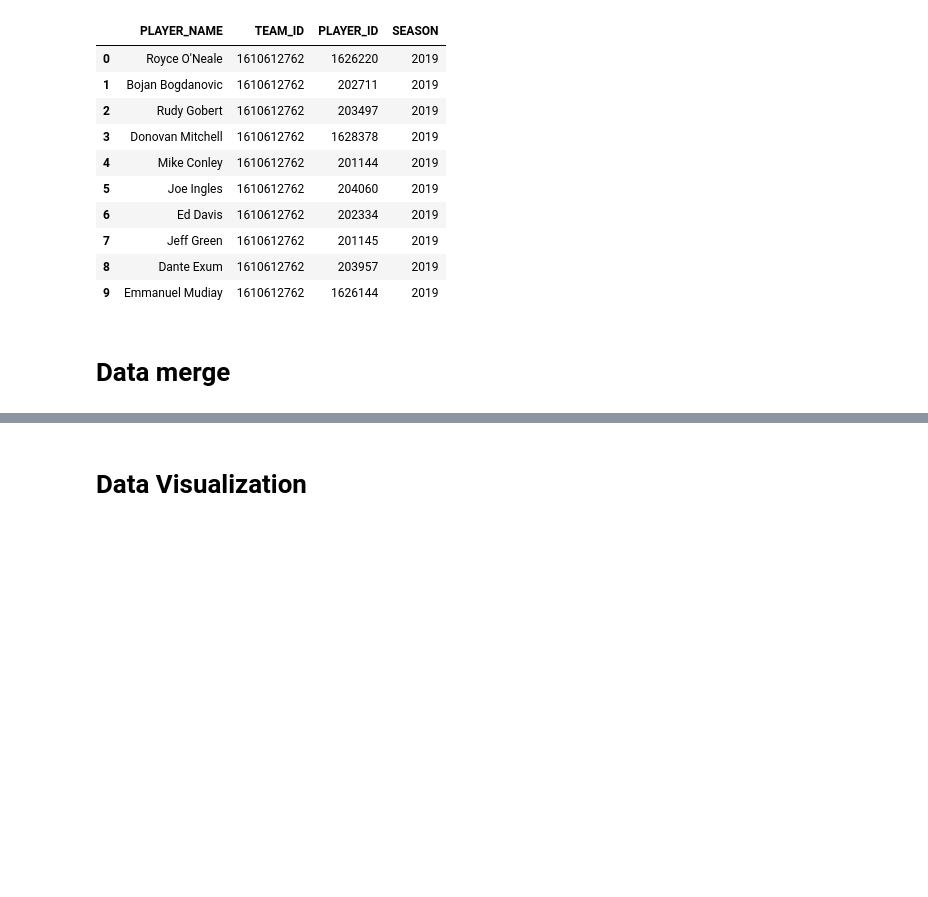
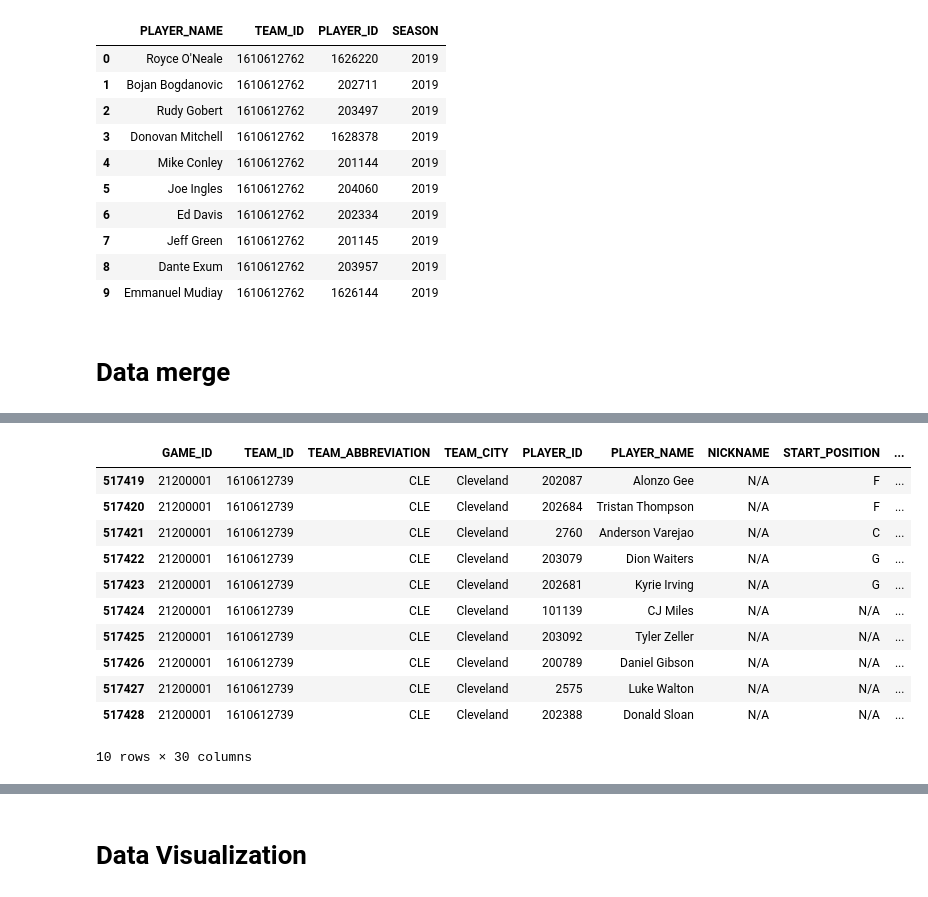
Before and after one commit to matteoForoni/nba-scouting-stats, a Jupyter notebook: nba-scouting-stats.ipynb, the cells around one changed output, grey strips where cells are left out. Drawn from its saved outputs; the diff is of its cells as text; code cells hidden in the pictures; blank space fills up the shorter version.

```diff
--- a/nba-scouting-stats.ipynb
+++ b/nba-scouting-stats.ipynb
@@ -416,0 +458,15 @@ players_df.head(10)
+# %%
+games_full_df.tail(10)
+# %% [output]
+|  | GAME_ID | TEAM_ID | TEAM_ABBREVIATION | TEAM_CITY | PLAYER_ID | PLAYER_NAME | NICKNAME | START_POSITION | ... |
+| 517419 | 21200001 | 1610612739 | CLE | Cleveland | 202087 | Alonzo Gee | N/A | F | ... |
+| 517420 | 21200001 | 1610612739 | CLE | Cleveland | 202684 | Tristan Thompson | N/A | F | ... |
+| 517421 | 21200001 | 1610612739 | CLE | Cleveland | 2760 | Anderson Varejao | N/A | C | ... |
+| 517422 | 21200001 | 1610612739 | CLE | Cleveland | 203079 | Dion Waiters | N/A | G | ... |
+| 517423 | 21200001 | 1610612739 | CLE | Cleveland | 202681 | Kyrie Irving | N/A | G | ... |
+| 517424 | 21200001 | 1610612739 | CLE | Cleveland | 101139 | CJ Miles | N/A | N/A | ... |
+| 517425 | 21200001 | 1610612739 | CLE | Cleveland | 203092 | Tyler Zeller | N/A | N/A | ... |
+| 517426 | 21200001 | 1610612739 | CLE | Cleveland | 200789 | Daniel Gibson | N/A | N/A | ... |
+| 517427 | 21200001 | 1610612739 | CLE | Cleveland | 2575 | Luke Walton | N/A | N/A | ... |
+| 517428 | 21200001 | 1610612739 | CLE | Cleveland | 202388 | Donald Sloan | N/A | N/A | ... |
+10 rows × 30 columns
```
Also changed, not shown: parts of 26 cells of this notebook.
